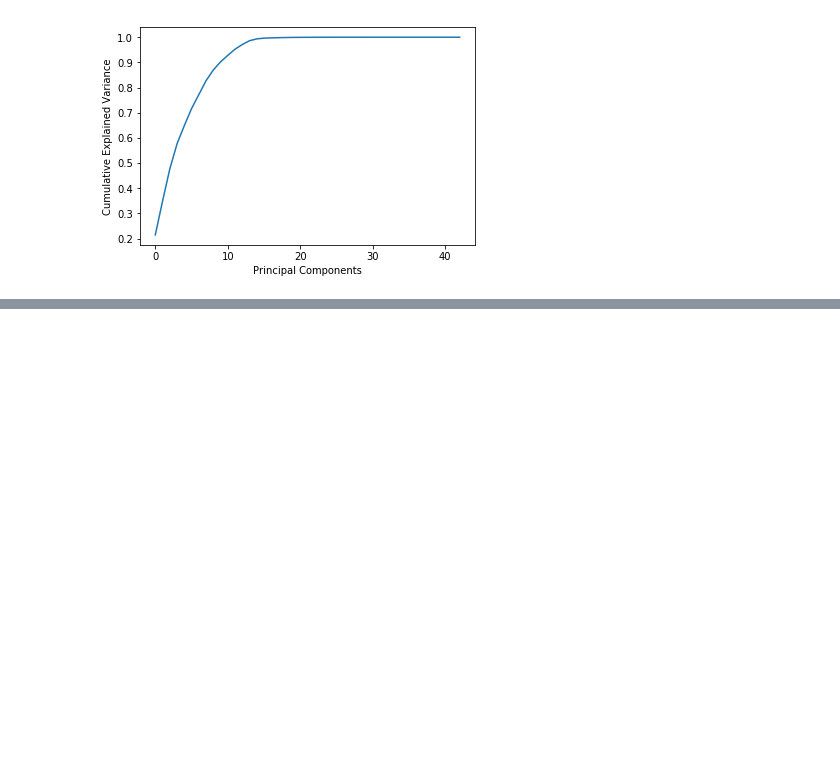
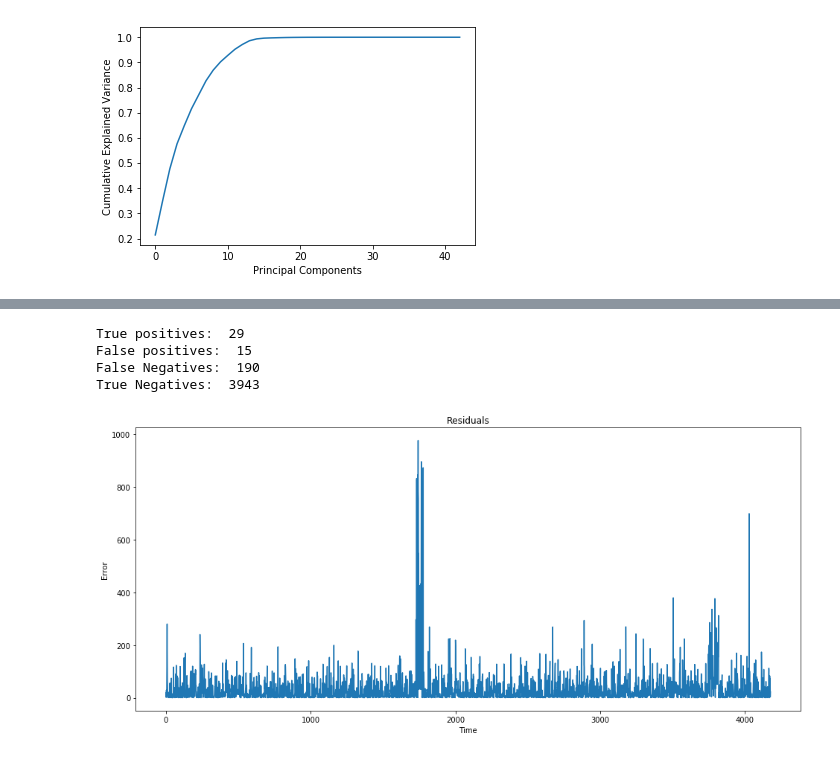
Before and after one commit to MKesteloo/CyberData2, a Jupyter notebook: PCA.ipynb, the cells around one changed output, grey strips where cells are left out. Saved outputs shown, nothing was run; the diff lists cells and outputs as text; code cells hidden in the pictures; blank space fills up the shorter version.

Commit message:
pca done
R sucks just use python

```diff
--- a/PCA.ipynb
+++ b/PCA.ipynb
@@ -131,18 +78,58 @@ ValueError: shapes (43,43) and (4177,) not aligned: 43 (dim 1) != 4177 (dim 0)
-# %%
-tp = 0
-fp = 0
-tn = 0
-fn = 0
-for i in range(test.shape[0]):
-    if(labels[i] == 'Attack' and na[i] == 1):
-        tp = tp + 1
-    if(labels[i] == 'Normal' and na[i] == 1):
-        fp = fp + 1
-    if(labels[i] == 'Normal' and na[i] == 0):
-        fn = fn + 1
-    if(labels[i] == 'Attack' and na[i] == 0):
-        tn = tn + 1
-print tp
-print fp
-print fn
-print tn
+# %%
+cols = pcs.components_
+
+# we used the method described by Lakhina et al.
+# P is the m times r matrix with r the number of normal axes and m the dimension
+# C is just the matrix P times the transpose of P
+# I is the identity matrix
+P = np.transpose(cols[0:11])
+P_transpose = np.transpose(P)
+C = np.dot(P, P_transpose)
+I = np.identity(43)
+errors = np.zeros((test.shape[0]))
+prediction = np.zeros((test.shape[0]))
+
+# project set 2 (test data) on anomalous subspace as described by Lakina et al.
+residuals = np.zeros((test.shape))
+for i in range(test.shape[0]):
+    y = np.transpose(test[i])
+    residuals[i] = np.dot(I - C, y)
+
+# threshold is 250 as this gives smaller FP rate
+# if the error is bigger than threshold -> anomaly
+# we use the squared prediction error (again as described by Lakhina et al.)
+threshold = 250
+for i in range(test.shape[0]):
+    errors[i] = np.square(np.sum(np.subtract(y_residual[i], test[i])))
+    if(errors[i] > threshold):
+        prediction[i] = 1
+
+TP = 0
+FP = 0
+TN = 0
+FN = 0
+for i in range(test.shape[0]):
+    if(target[i] == 1 and prediction[i] == 1):
+        TP = TP + 1
+    if(target[i] == 0 and prediction[i] == 1) or (target[i] == -999 and prediction[i] == 1):
+        FP = FP + 1
+    if(target[i] == 1 and prediction[i] == 0):
+        FN = FN + 1
+    if(target[i] == 0 and prediction[i] == 1) or (target[i] == -999 and prediction[i] == 0):
+        TN = TN + 1
+print "True positives: ", TP
+print "False positives: ", FP
+print "False Negatives: ", FN
+print "True Negatives: ", TN
+
+plt.plot(errors)
+plt.ylabel("Error")
+plt.xlabel("Time")
+plt.title("Residuals")
+plt.savefig("residuals.png")
+# %% [output]
+True positives:  29
+False positives:  15
+False Negatives:  190
+True Negatives:  3943
+[figure, added]
```
Also changed, not shown: parts of 3 cells of this notebook, 3 other files.
